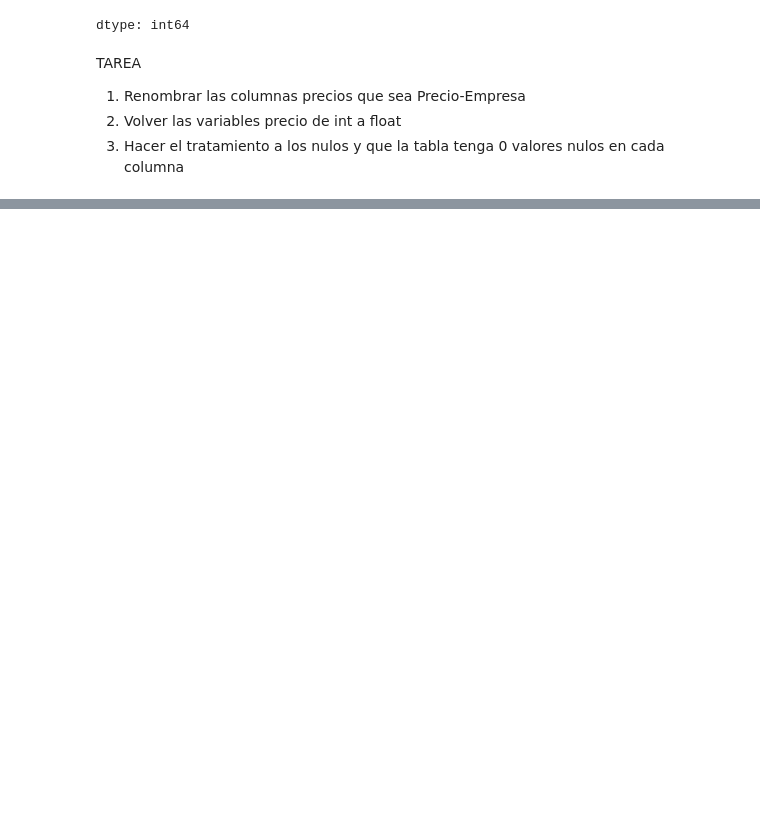
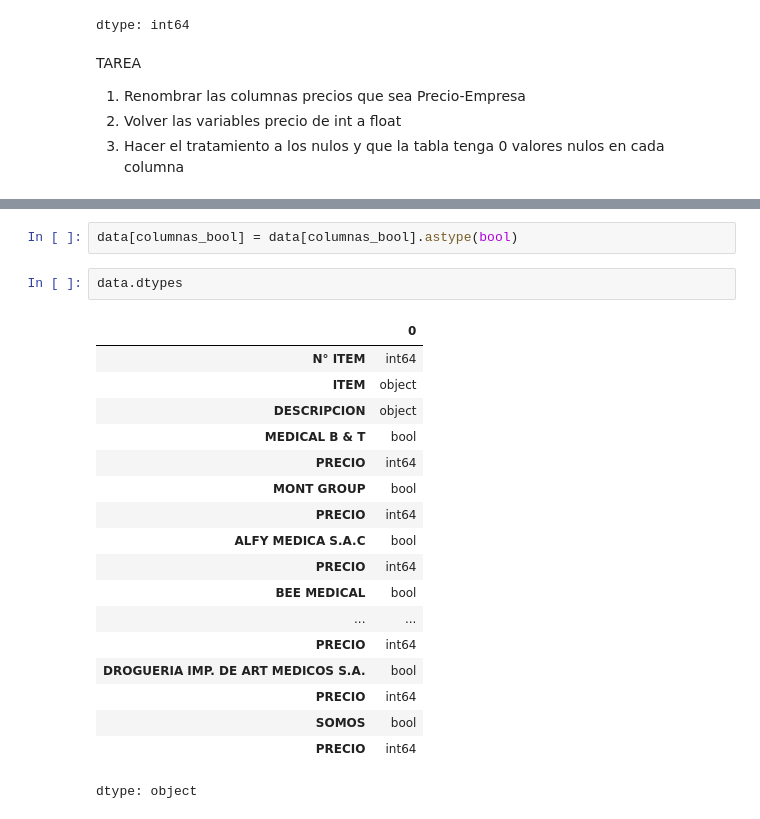
Before and after one commit to evaristo2020/Python-Clases-UTEC-2025, a Jupyter notebook: Código_Solución_Final_16_09_25.ipynb, the cells around one changed output, grey strips where cells are left out. Drawn from its saved outputs; the diff is of its cells as text; blank space fills up the shorter version.

```diff
--- a/Código_Solución_Final_16_09_25.ipynb
+++ b/Código_Solución_Final_16_09_25.ipynb
@@ -331,0 +350,23 @@ TAREA
+# %%
+data[columnas_bool] = data[columnas_bool].astype(bool)
+# %%
+data.dtypes
+# %% [output]
+|  | 0 |
+| N° ITEM | int64 |
+| ITEM | object |
+| DESCRIPCION | object |
+| MEDICAL B & T | bool |
+| PRECIO | int64 |
+| MONT GROUP | bool |
+| PRECIO | int64 |
+| ALFY MEDICA S.A.C | bool |
+| PRECIO | int64 |
+| BEE MEDICAL | bool |
+| ... | ... |
+| PRECIO | int64 |
+| DROGUERIA IMP. DE ART MEDICOS S.A. | bool |
+| PRECIO | int64 |
+| SOMOS | bool |
+| PRECIO | int64 |
+dtype: object
```
Also changed, not shown: parts of 22 cells of this notebook.
